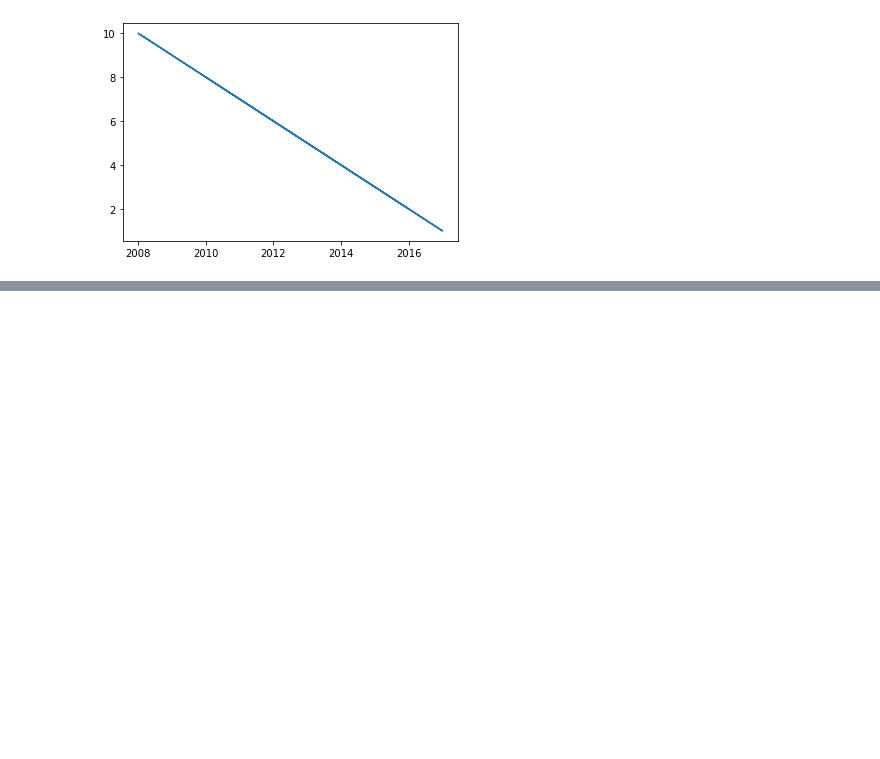
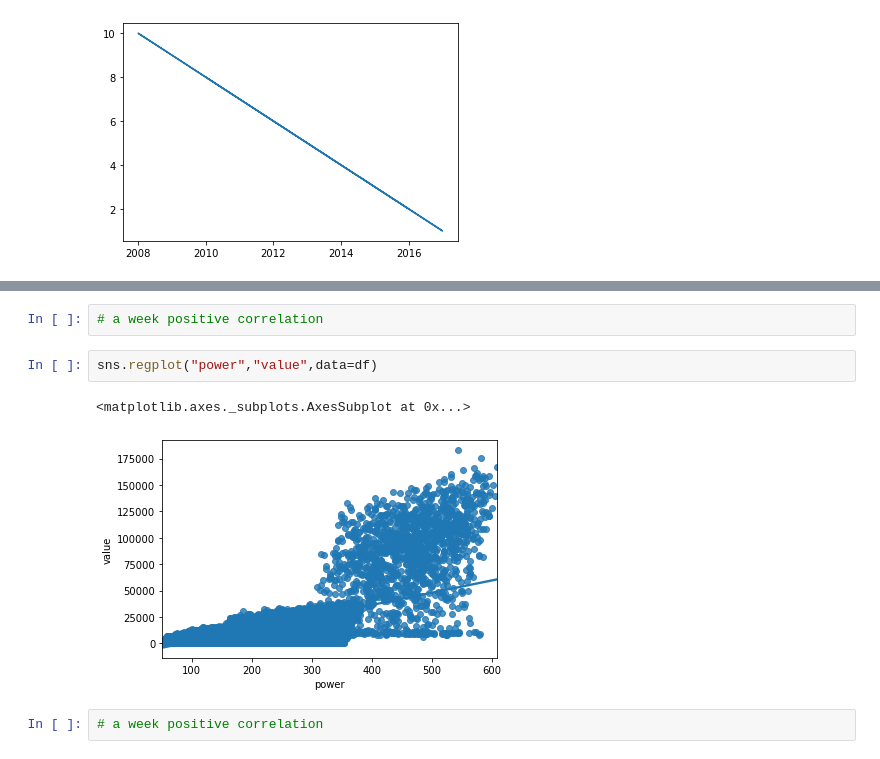
Before and after one commit to GauthamN3004/ML_Problems, a Jupyter notebook: Car_Price_Prediction/used_car_price_prediction.ipynb, the cells around one changed output, grey strips where cells are left out. Cells and saved outputs as stored; diff of their text form; blank space fills up the shorter version.

```diff
--- a/Car_Price_Prediction/used_car_price_prediction.ipynb
+++ b/Car_Price_Prediction/used_car_price_prediction.ipynb
@@ -113,0 +122,9 @@ df.head()
+# %%
+# a week positive correlation
+# %%
+sns.regplot("power","value",data=df)
+# %% [output]
+<matplotlib.axes._subplots.AxesSubplot at 0x...>
+[figure, added]
+# %%
+# a week positive correlation
```
Also changed, not shown: parts of 32 cells of this notebook, 1 other file.
